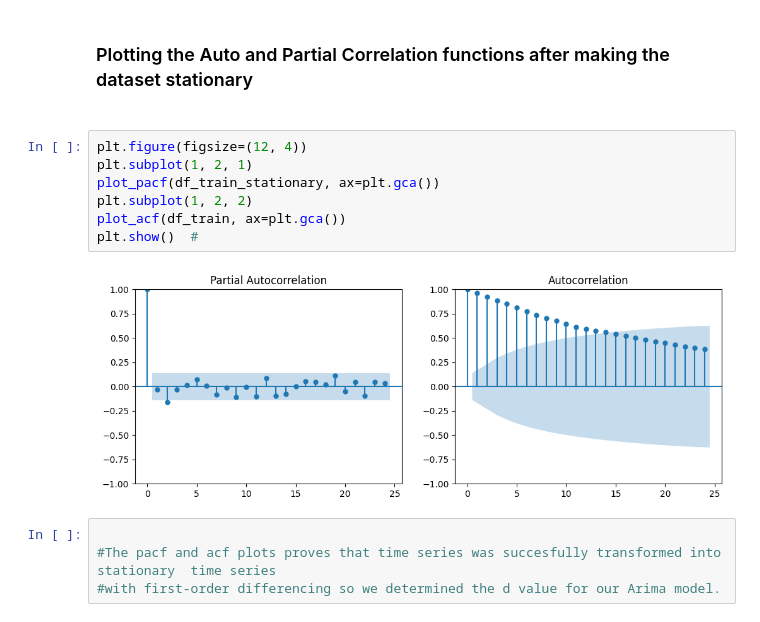
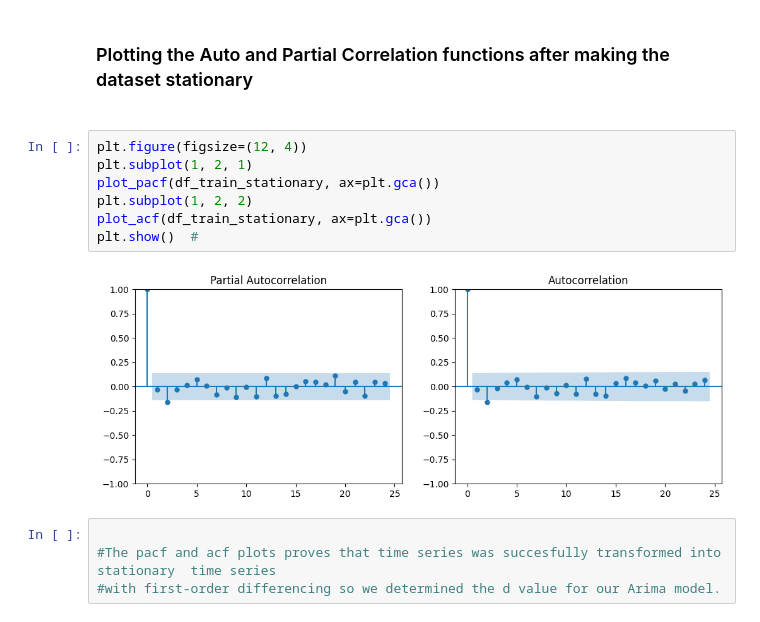
Before and after one commit to perviz822/amazon_stock_price_predictor, a Jupyter notebook: using_arima.ipynb, the cells around one changed output. Saved outputs shown, nothing was run; the diff lists cells and outputs as text.

```diff
--- a/using_arima.ipynb
+++ b/using_arima.ipynb
@@ -155,12 +159,12 @@ df_train_stationary.plot()
 # %%
 plt.figure(figsize=(12, 4))
 plt.subplot(1, 2, 1)
 plot_pacf(df_train_stationary, ax=plt.gca())
 plt.subplot(1, 2, 2)
-plot_acf(df_train, ax=plt.gca())
+plot_acf(df_train_stationary, ax=plt.gca())
 plt.show()  #
 # %% [output]
-[figure, old version]
+[figure, new version]
 # %%
 
 #The pacf and acf plots proves that time series was succesfully transformed into stationary  time series
```
Also changed, not shown: parts of 5 cells of this notebook, 2 other files.
